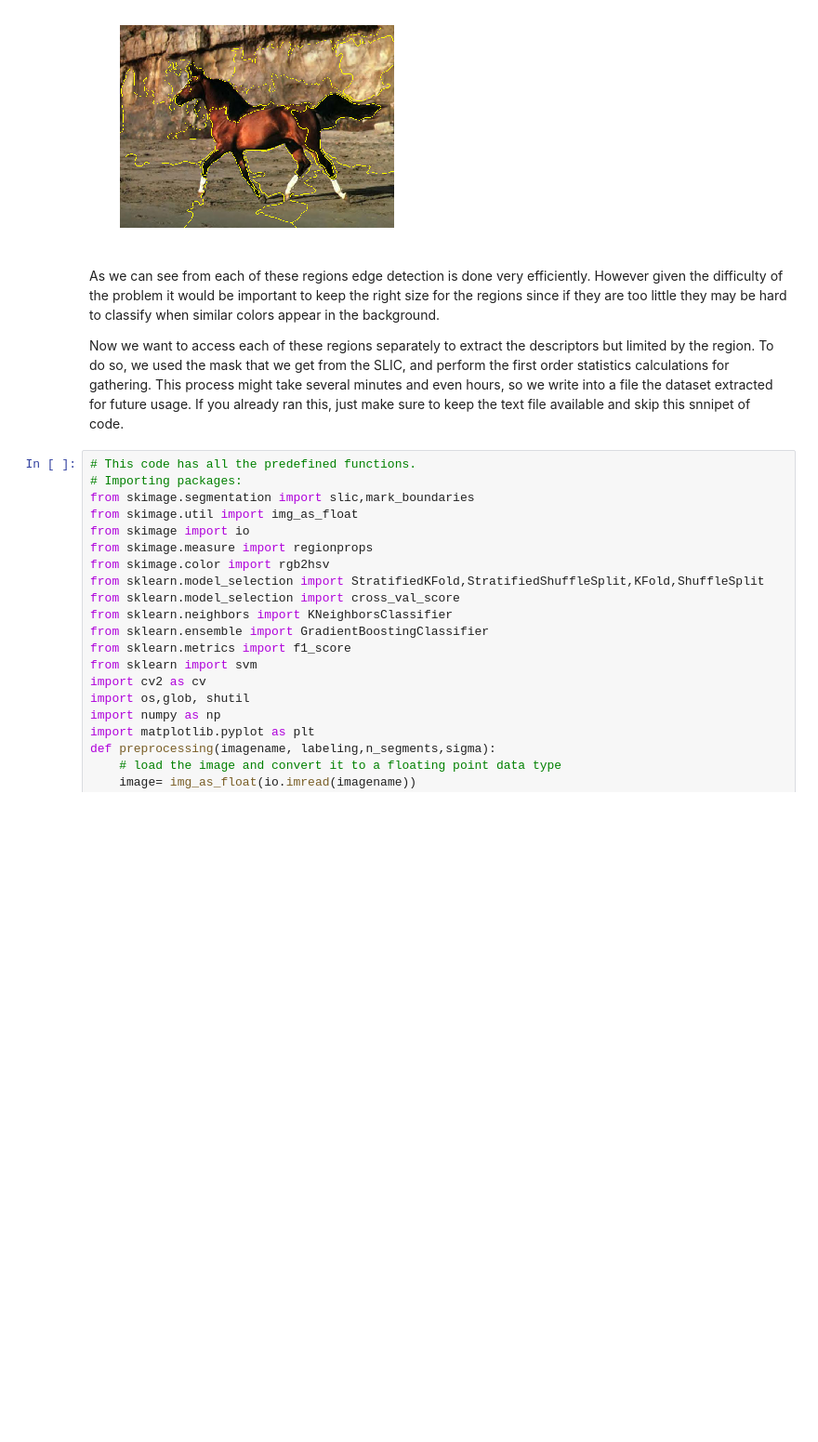
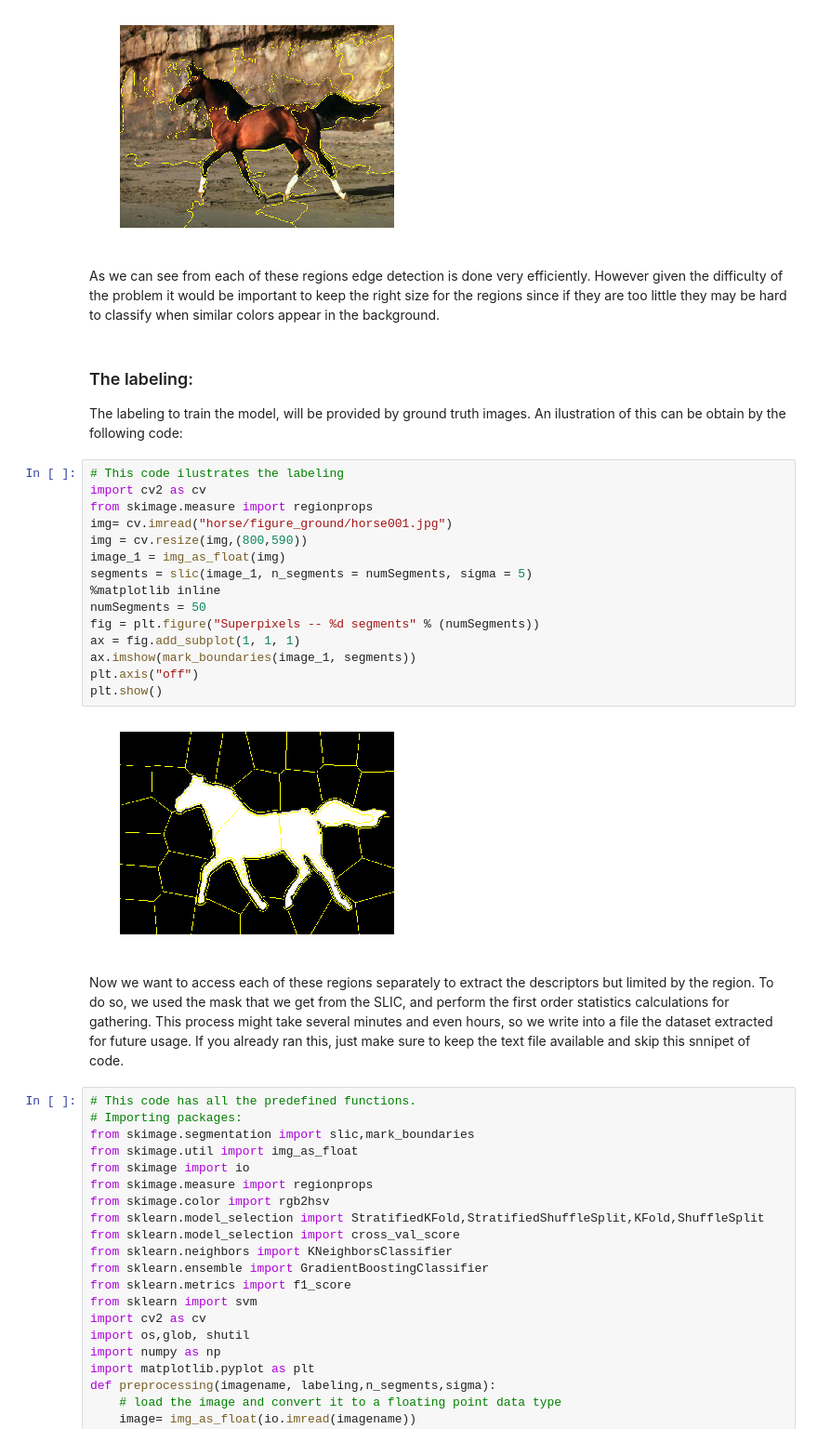
Before and after one commit to piperod/Activelearning-Slic, a Jupyter notebook: ActiveLearning-SuperPixels.ipynb, the cells around one changed output. Shown: that part at 93% size. Saved outputs shown, nothing was run; the diff lists cells and outputs as text; blank space fills up the shorter version.

```diff
--- a/ActiveLearning-SuperPixels.ipynb
+++ b/ActiveLearning-SuperPixels.ipynb
@@ -40,9 +40,29 @@ slider = widgets.IntSlider(min=10, max=500, step=50, value=15)
 widgets.interactive(slic_demo,numSegments=slider)
 # %% [output]
 [figure]
+# %% [markdown]
+As we can see from each of these regions edge detection is done very efficiently. However given the difficulty of the problem it would be important to keep the right size for the regions since if they are too little they may be hard to classify when similar colors appear in the background.
+# %% [markdown]
+### The labeling:
+The labeling to train the model, will be provided by ground truth images. An ilustration of this can be obtain by the following code:
+# %%
+# This code ilustrates the labeling
+import cv2 as cv
+from skimage.measure import regionprops
+img= cv.imread("horse/figure_ground/horse001.jpg")
+img = cv.resize(img,(800,590))
+image_1 = img_as_float(img)
+segments = slic(image_1, n_segments = numSegments, sigma = 5)
+%matplotlib inline
+numSegments = 50
+fig = plt.figure("Superpixels -- %d segments" % (numSegments))
+ax = fig.add_subplot(1, 1, 1)
+ax.imshow(mark_boundaries(image_1, segments))
+plt.axis("off")
+plt.show()
+# %% [output]
+[figure, added]
 # %% [markdown]
-As we can see from each of these regions edge detection is done very efficiently. However given the difficulty of the problem it would be important to keep the right size for the regions since if they are too little they may be hard to classify when similar colors appear in the background.
-
 Now  we want to access each of these regions separately to extract the descriptors but limited by the region. To do so, we used the mask that we get from the SLIC, and perform the first order statistics calculations for gathering. This process might take several minutes and even hours, so we write into a file the dataset extracted for future usage. If you already ran this, just make sure to keep the text file available and skip this snnipet of code.
 # %%
 # This code has all the predefined functions.
```
Also changed, not shown: parts of 23 cells of this notebook, 2 other files.
